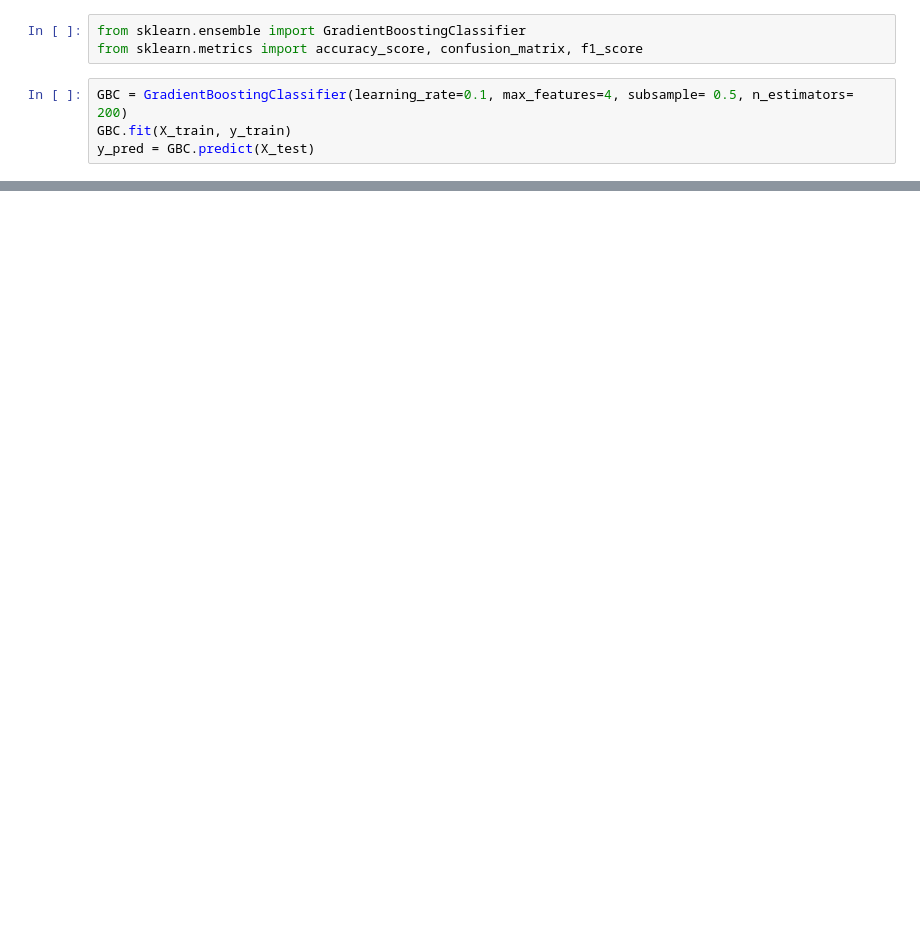
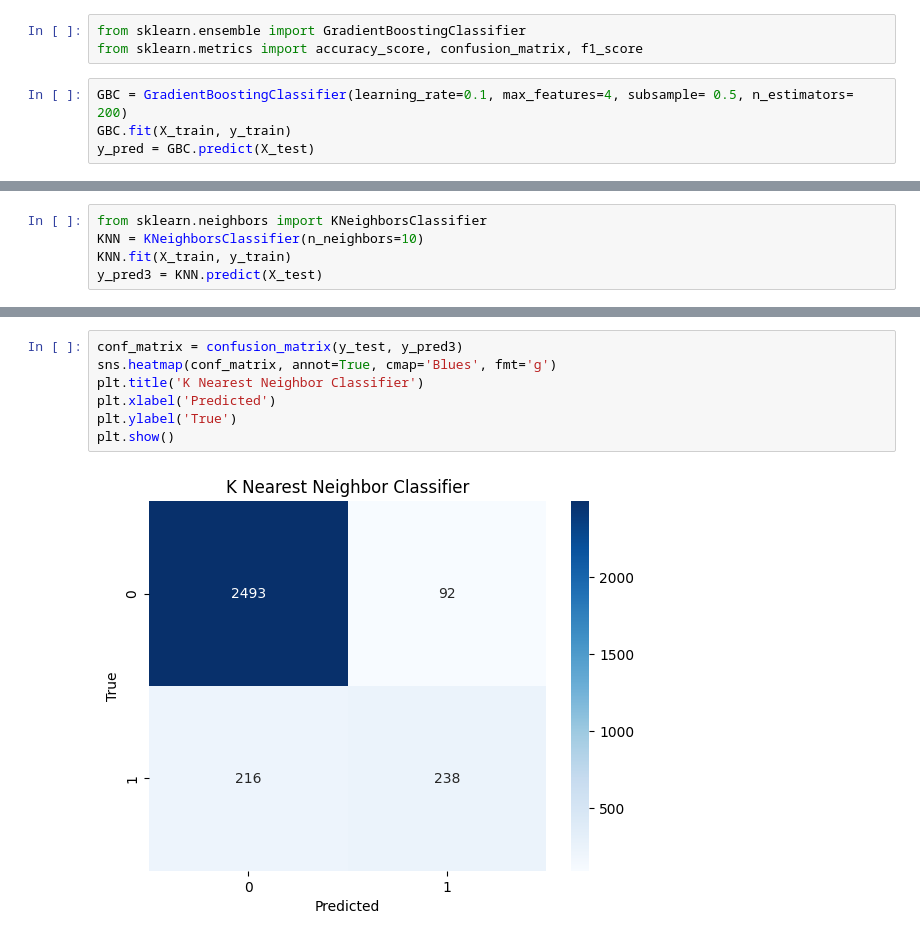
Before and after one commit to oakatiwitz/Personal-Project, a Jupyter notebook: 01 BankChurners/Predicitng Credit Card Customer Segmentation.ipynb, the cells around one changed output, grey strips where cells are left out. Cells and saved outputs as stored; diff of their text form; blank space fills up the shorter version.

```diff
--- a/01 BankChurners/Predicitng Credit Card Customer Segmentation.ipynb
+++ b/01 BankChurners/Predicitng Credit Card Customer Segmentation.ipynb
@@ -304,0 +325,5 @@ plt.show()
+# %%
+from sklearn.neighbors import KNeighborsClassifier
+KNN = KNeighborsClassifier(n_neighbors=10)
+KNN.fit(X_train, y_train)
+y_pred3 = KNN.predict(X_test)
@@ -304,0 +336,9 @@ plt.show()
+# %%
+conf_matrix = confusion_matrix(y_test, y_pred3)
+sns.heatmap(conf_matrix, annot=True, cmap='Blues', fmt='g')
+plt.title('K Nearest Neighbor Classifier')
+plt.xlabel('Predicted')
+plt.ylabel('True')
+plt.show()
+# %% [output]
+[figure, added]
```
Also changed, not shown: parts of 9 cells of this notebook.
